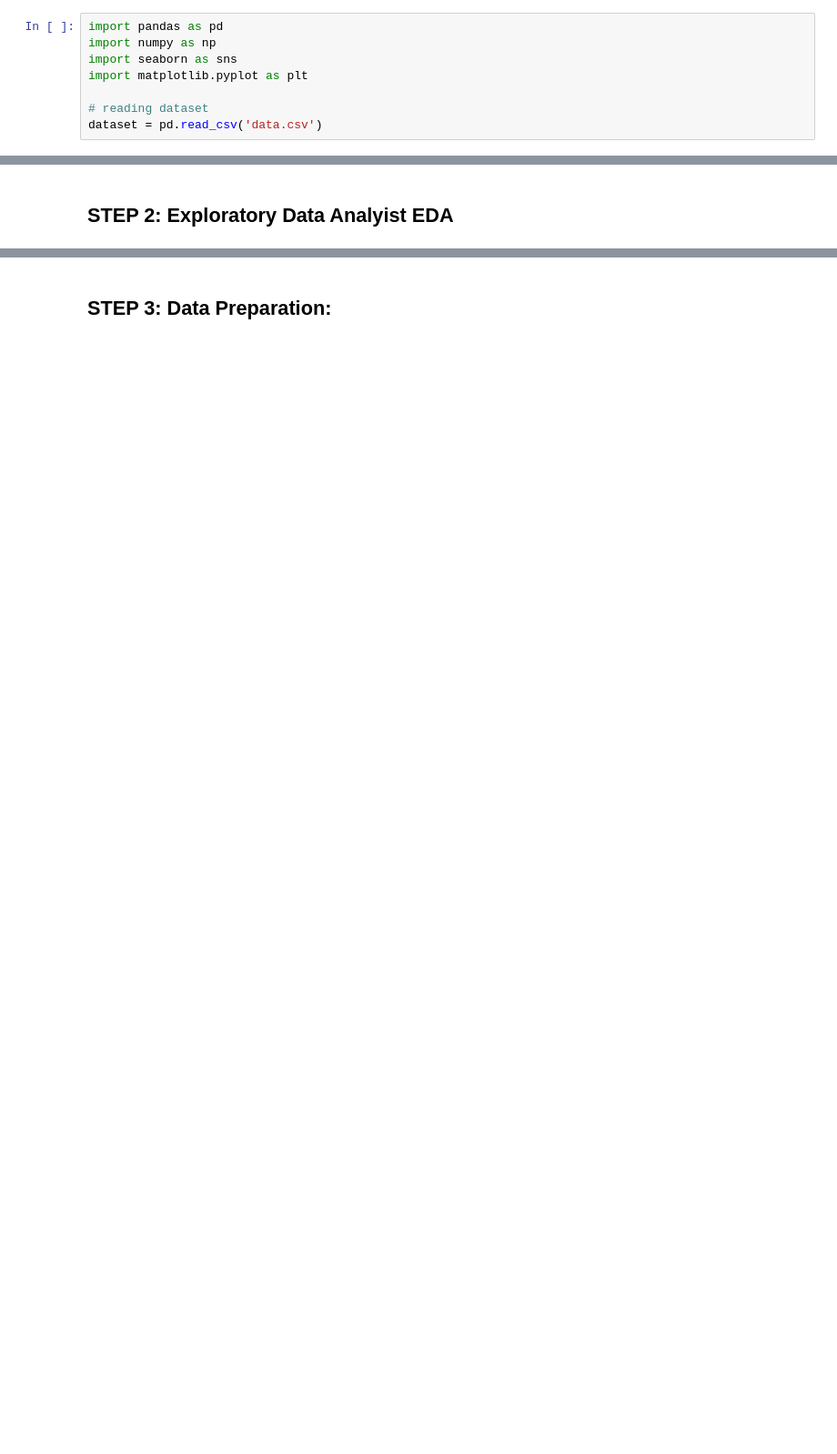
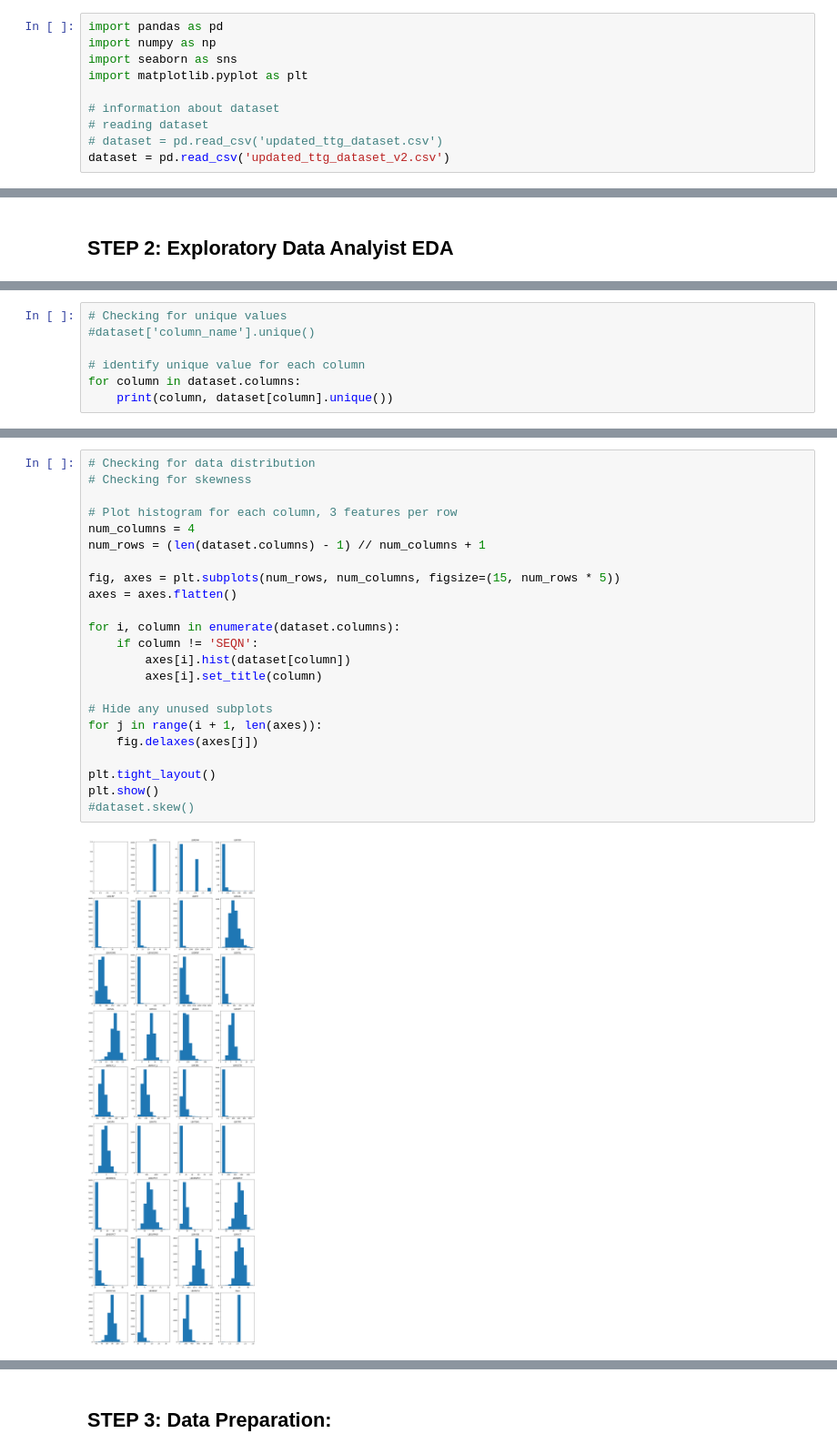
Before and after one commit to DATA471/final_project_h, a Jupyter notebook: main_file.ipynb, the cells around one changed output, grey strips where cells are left out. Shown: that part at 91% size. Cells and saved outputs as stored; diff of their text form; blank space fills up the shorter version.

```diff
--- a/main_file.ipynb
+++ b/main_file.ipynb
@@ -6,5 +6,7 @@ import numpy as np
 import seaborn as sns
 import matplotlib.pyplot as plt
 
+# information about dataset
 # reading dataset
-dataset = pd.read_csv('data.csv')
+# dataset = pd.read_csv('updated_ttg_dataset.csv')
+dataset = pd.read_csv('updated_ttg_dataset_v2.csv')
@@ -47,0 +58,7 @@ dataset.skew()
+# %%
+# Checking for unique values
+#dataset['column_name'].unique()
+
+# identify unique value for each column
+for column in dataset.columns:
+    print(column, dataset[column].unique())
@@ -47,0 +100,25 @@ dataset.skew()
+# %%
+# Checking for data distribution
+# Checking for skewness
+
+# Plot histogram for each column, 3 features per row
+num_columns = 4
+num_rows = (len(dataset.columns) - 1) // num_columns + 1
+
+fig, axes = plt.subplots(num_rows, num_columns, figsize=(15, num_rows * 5))
+axes = axes.flatten()
+
+for i, column in enumerate(dataset.columns):
+    if column != 'SEQN':
+        axes[i].hist(dataset[column])
+        axes[i].set_title(column)
+
+# Hide any unused subplots
+for j in range(i + 1, len(axes)):
+    fig.delaxes(axes[j])
+
+plt.tight_layout()
+plt.show()
+#dataset.skew()
+# %% [output]
+[figure, added]
```
Also changed, not shown: parts of 41 cells of this notebook, 2 other files.
